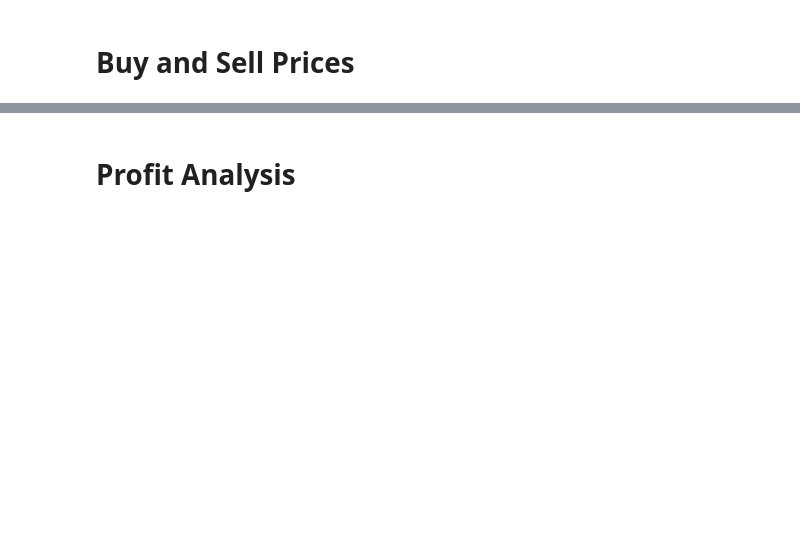
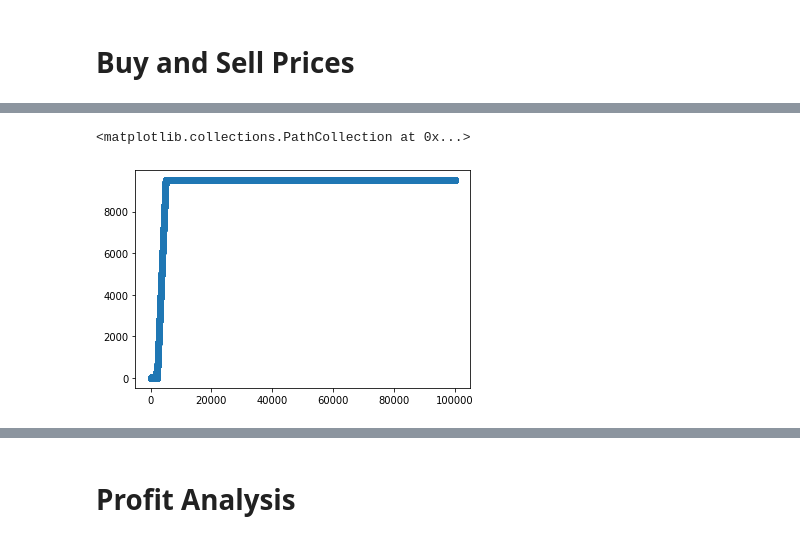
Before and after one commit to gerner/stellarpunk, a Jupyter notebook: notebook/econ_sim.ipynb, the cells around one changed output, grey strips where cells are left out. Cells and saved outputs as stored; diff of their text form; code cells hidden in the pictures; blank space fills up the shorter version.

```diff
--- a/notebook/econ_sim.ipynb
+++ b/notebook/econ_sim.ipynb
@@ -368,0 +563,5 @@ plt.legend()
+# %%
+plt.scatter(inventory_df[inventory_df["agent"]==product_id]["tick"], inventory_df[inventory_df["agent"]==product_id][product_id])
+# %% [output]
+<matplotlib.collections.PathCollection at 0x...>
+[figure, added]
```
Also changed, not shown: parts of 72 cells of this notebook, 2 other files.
